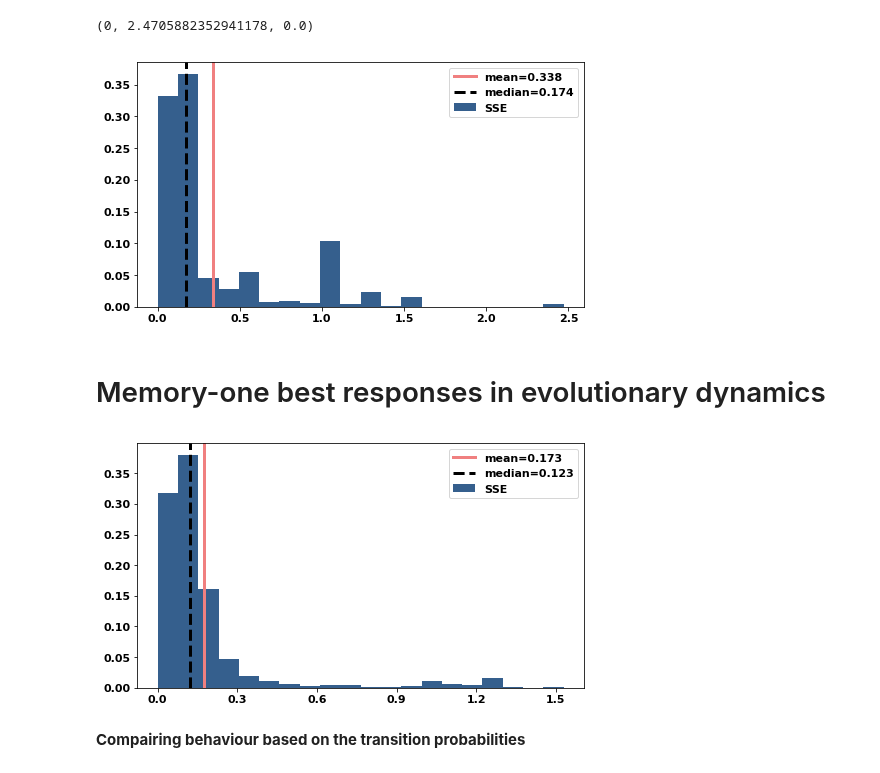
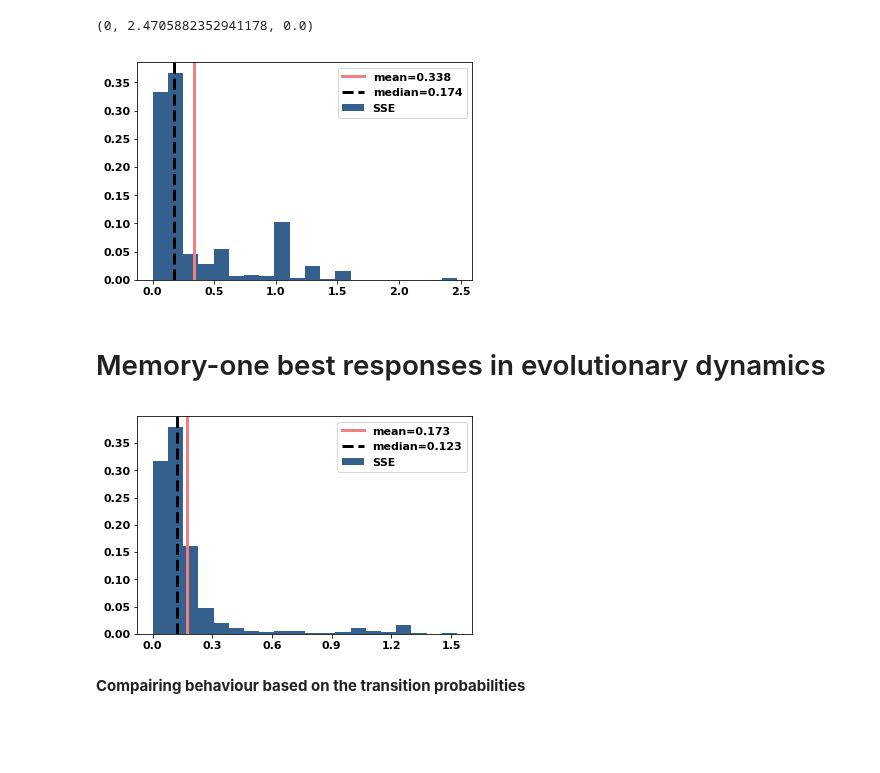
Before and after one commit to Nikoleta-v3/Memory-size-in-the-prisoners-dilemma, a Jupyter notebook: nbs/3. Numerical experiments.ipynb, the cells around one changed output. Drawn from its saved outputs; the diff is of its cells as text; code cells hidden in the pictures; blank space fills up the shorter version.

```diff
--- a/nbs/3. Numerical experiments.ipynb
+++ b/nbs/3. Numerical experiments.ipynb
@@ -168,29 +168,29 @@ sum(df["is_ZD"]), max(df["SSerror"]), min(df["SSerror"])
 # %% [output]
 (0, 2.4705882352941178, 0.0)
 # %%
-fig, axes = plt.subplots(figsize=(8, 4.5))
+fig, axes = plt.subplots()
 
 weights = np.ones_like(df["SSerror"]) / len(df["SSerror"])
 
 axes.hist(df["SSerror"], weights=weights, bins=20, color=color, label='SSE',);
 axes.axvline(
     np.mean(df["SSerror"]), color="lightcoral", linewidth=3,
     label="mean=%s" % round(np.mean(df["SSerror"]), 3)
 )
 #axes.set_xticks(np.linspace(0, 2.5, 6))
 
 axes.axvline(
     np.median(df["SSerror"]),
     color="black",
     linestyle="dashed",
     linewidth=3,
     label="median=%s" % round(np.median(df["SSerror"]), 3),
 )
 axes.legend();
 
 plt.savefig('../img/best_respones_sserror.pdf')
 # %% [output]
-[figure, old version]
+[figure, new version]
 # %%
 def describe(df, stats):
     d = df.describe(percentiles=[.05, .25, .5, .95])
@@ -225,7 +225,7 @@ df["evol_SSerror"] = df.apply(
     axis=1,
 )
 # %%
-fig, axes = plt.subplots(figsize=(8, 4.5))
+fig, axes = plt.subplots()
 
 weights = np.ones_like(df["evol_SSerror"]) / len(df["evol_SSerror"])
 
@@ -246,7 +246,7 @@ axes.legend();
 
 plt.savefig('../img/evo_sserror.pdf')
 # %% [output]
-[figure, old version]
+[figure, new version]
 # %%
 evo_sserror_table = pd.DataFrame(pd.DataFrame(describe(df, ['median', 'skew', 'kurt'])['evol_SSerror']))
 with open("../tex/evo_sserror_table.tex", "w") as f:
```
Also changed, not shown: parts of 1 cell of this notebook, 2 other files.
